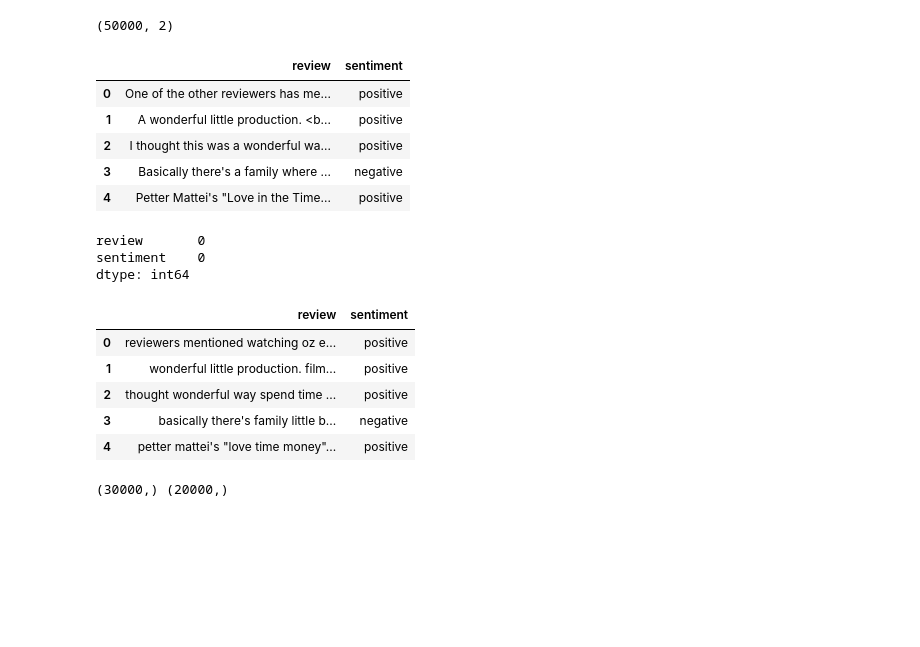
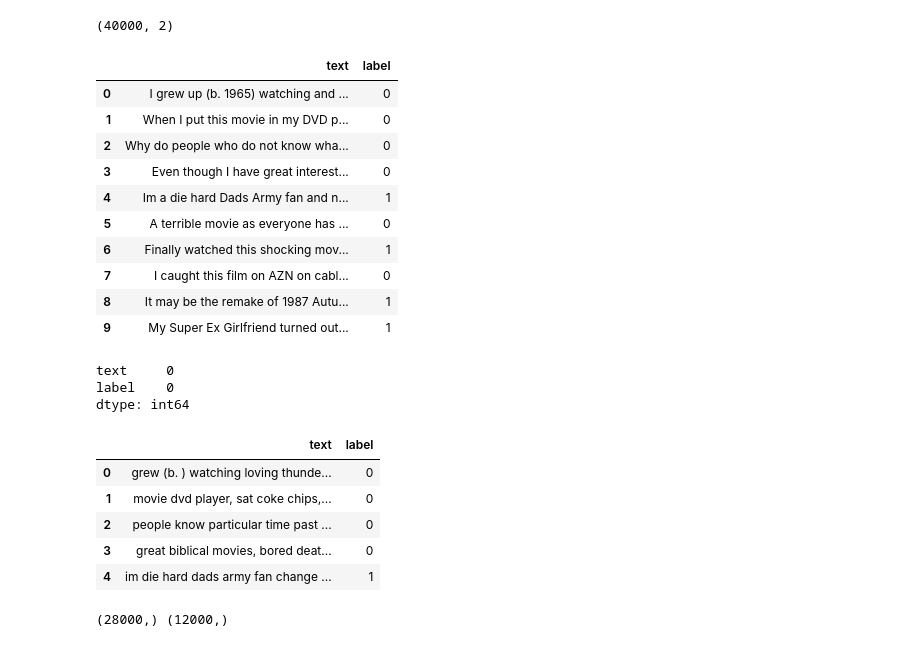
Before and after one commit to SteamMomo/Minor-Project-6th-sem, a Jupyter notebook: Multinomial NB with Ga.ipynb, the cells around one changed output. Cells and saved outputs as stored; diff of their text form; code cells hidden in the pictures; blank space fills up the shorter version.

```diff
--- a/Multinomial NB with Ga.ipynb
+++ b/Multinomial NB with Ga.ipynb
@@ -11,22 +14,28 @@ import numpy as np
 # %%
 imdb = "E:/Momo/Datasets/imdbreviews/IMDB Dataset.csv"
+imdb2 = "E:/Momo/Datasets/movie.csv/movie.csv"
 
-df = pd.read_csv(imdb)
+df = pd.read_csv(imdb2)
 print(df.shape)
-df.head()
+df.head(10)
 # %% [output]
-(50000, 2)
+(40000, 2)
-|  | review | sentiment |
-| 0 | One of the other reviewers has me... | positive |
-| 1 | A wonderful little production. <b... | positive |
-| 2 | I thought this was a wonderful wa... | positive |
-| 3 | Basically there's a family where ... | negative |
-| 4 | Petter Mattei's "Love in the Time... | positive |
+|  | text | label |
+| 0 | I grew up (b. 1965) watching and ... | 0 |
+| 1 | When I put this movie in my DVD p... | 0 |
+| 2 | Why do people who do not know wha... | 0 |
+| 3 | Even though I have great interest... | 0 |
+| 4 | Im a die hard Dads Army fan and n... | 1 |
+| 5 | A terrible movie as everyone has ... | 0 |
+| 6 | Finally watched this shocking mov... | 1 |
+| 7 | I caught this film on AZN on cabl... | 0 |
+| 8 | It may be the remake of 1987 Autu... | 1 |
+| 9 | My Super Ex Girlfriend turned out... | 1 |
 # %%
 df.isnull().sum()
 # %% [output]
-review       0
-sentiment    0
+text     0
+label    0
 dtype: int64
 # %%
 def clean_text(text):
@@ -39,26 +48,26 @@ def clean_text(text):
     text = gensim.parsing.remove_stopwords(text)
     return text
 
-df['review']=df['review'].apply(clean_text)
+df['text']=df['text'].apply(clean_text)
 df.head()
 # %% [output]
-|  | review | sentiment |
-| 0 | reviewers mentioned watching oz e... | positive |
-| 1 | wonderful little production. film... | positive |
-| 2 | thought wonderful way spend time ... | positive |
-| 3 | basically there's family little b... | negative |
-| 4 | petter mattei's "love time money"... | positive |
+|  | text | label |
+| 0 | grew (b. ) watching loving thunde... | 0 |
+| 1 | movie dvd player, sat coke chips,... | 0 |
+| 2 | people know particular time past ... | 0 |
+| 3 | great biblical movies, bored deat... | 0 |
+| 4 | im die hard dads army fan change ... | 1 |
 # %%
 # Split features and labels
-X = df["review"]
-y = df["sentiment"]
+X = df["text"]
+y = df["label"]
 
 # Split train and test set
-X_train, X_test, y_train, y_test = train_test_split(X,y,test_size=0.4,random_state=0)
+X_train, X_test, y_train, y_test = train_test_split(X,y,test_size=0.3)
 
 print(X_train.shape, X_test.shape)
 # %% [output]
-(30000,) (20000,)
+(28000,) (12000,)
 # %%
 # Create feature vectors
 vectorizer = CountVectorizer()
```
Also changed, not shown: parts of 7 cells of this notebook, 2 other files.
